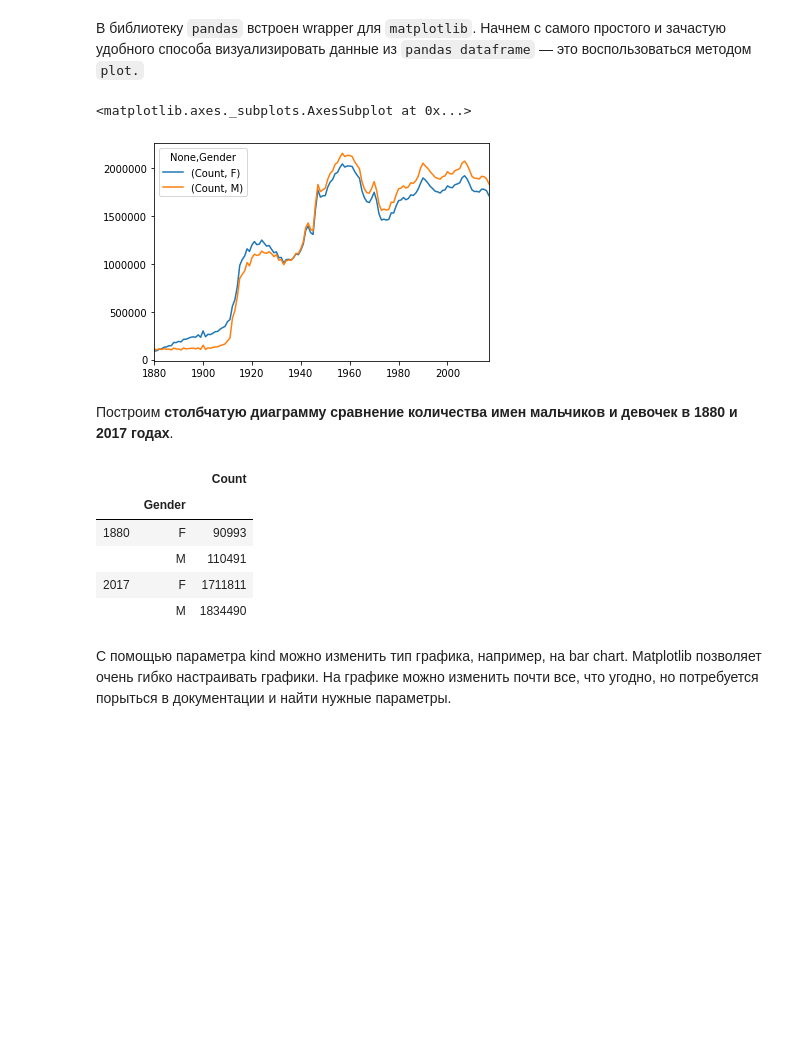
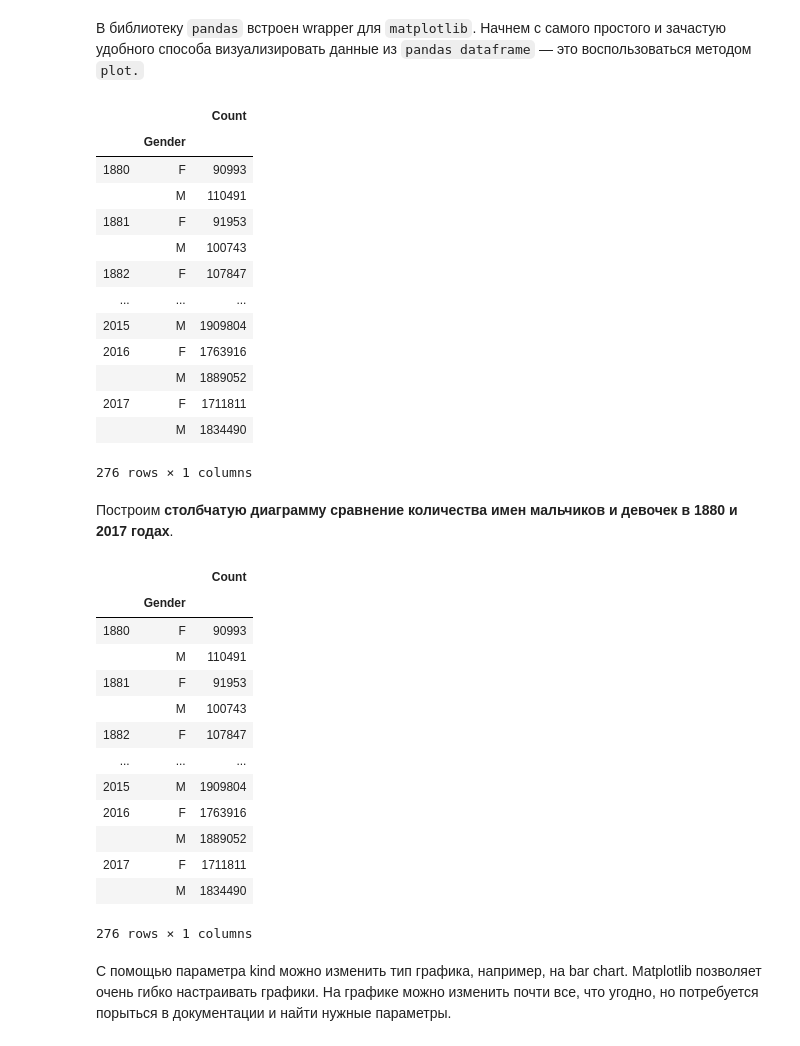
Before and after one commit to po1sonrom/PYDA_homeworks, a Jupyter notebook: 15_лекция__Визуализация_данных/PYDA-viz.ipynb, the cells around one changed output. Drawn from its saved outputs; the diff is of its cells as text; code cells hidden in the pictures; blank space fills up the shorter version.

```diff
--- a/15_лекция__Визуализация_данных/PYDA-viz.ipynb
+++ b/15_лекция__Визуализация_данных/PYDA-viz.ipynb
@@ -96,24 +97,44 @@ names_all
 # %%
 # Агрегируем количество имен по годам и по полу
 gender_dynamics = names_all.groupby([names_all.index, 'Gender']).sum()
-# gender_dynamics
-gender_dynamics.unstack('Gender').plot()
+gender_dynamics
+#gender_dynamics.unstack('Gender').plot()
 # %% [output]
+|  |  | Count |
+|  | Gender |  |
+| 1880 | F | 90993 |
+|  | M | 110491 |
+| 1881 | F | 91953 |
+|  | M | 100743 |
+| 1882 | F | 107847 |
+| ... | ... | ... |
+| 2015 | M | 1909804 |
+| 2016 | F | 1763916 |
+|  | M | 1889052 |
+| 2017 | F | 1711811 |
+|  | M | 1834490 |
-<matplotlib.axes._subplots.AxesSubplot at 0x...>
+276 rows × 1 columns
-[figure, removed]
 # %% [markdown]
 Построим **столбчатую диаграмму сравнение количества имен мальчиков и девочек в 1880 и 2017 годах**.
 # %%
 gender_dynamics = names_all.groupby([names_all.index, 'Gender']).sum()
-gender_dynamics = gender_dynamics.loc[(gender_dynamics.index.get_level_values(0).isin([1880, 2017]))]
+#gender_dynamics = gender_dynamics.loc[(gender_dynamics.index.get_level_values(0).isin([1880, 2017]))]
 gender_dynamics
 # %% [output]
 |  |  | Count |
 |  | Gender |  |
 | 1880 | F | 90993 |
 |  | M | 110491 |
+| 1881 | F | 91953 |
+|  | M | 100743 |
+| 1882 | F | 107847 |
+| ... | ... | ... |
+| 2015 | M | 1909804 |
+| 2016 | F | 1763916 |
+|  | M | 1889052 |
 | 2017 | F | 1711811 |
 |  | M | 1834490 |
+276 rows × 1 columns
 # %% [markdown]
 C помощью параметра kind можно изменить тип графика, например, на bar chart. Matplotlib позволяет очень гибко настраивать графики. На графике можно изменить почти все, что угодно, но потребуется порыться в документации и найти нужные параметры.
 # %%
```
Also changed, not shown: parts of 2 cells of this notebook, 6 other files.
